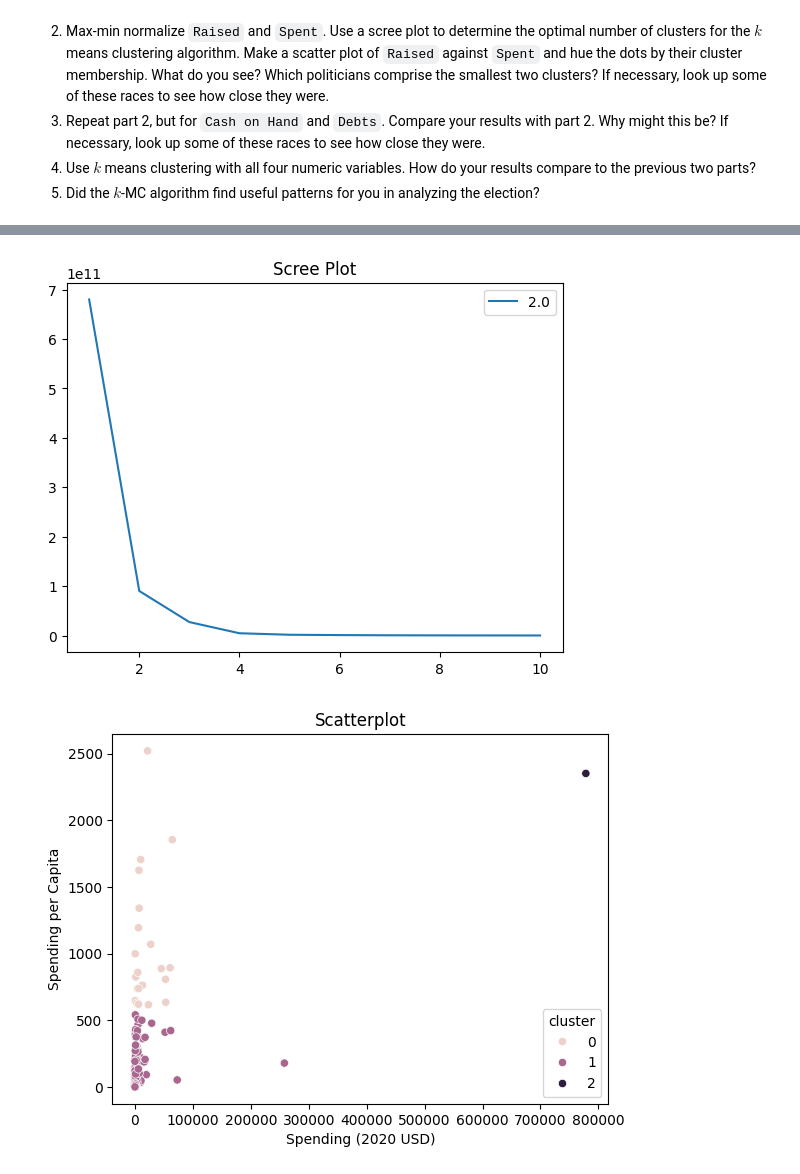
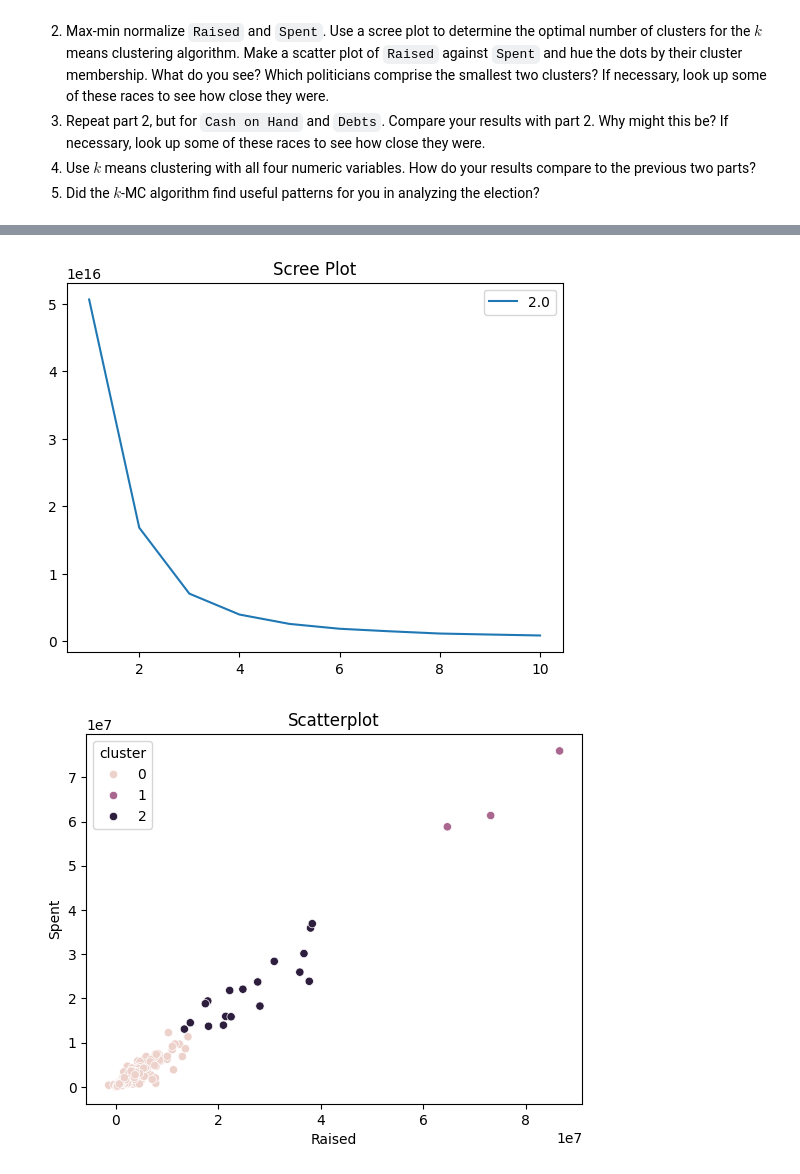
Before and after one commit to eaa3ug/clustering_assignment, a Jupyter notebook: assignment_clustering.ipynb, the cells around one changed output, grey strips where cells are left out. Drawn from its saved outputs; the diff is of its cells as text; code cells hidden in the pictures.

```diff
--- a/assignment_clustering.ipynb
+++ b/assignment_clustering.ipynb
@@ -130,4 +122,4 @@ When using the elbow method, we are looking for the point at which adding more c
 # %%
-spending = pd.read_csv("SIPRI Military Expenditure Database.csv")
-spending.head()
+fundraising = pd.read_csv("2022 election cycle fundraising.csv")
+fundraising.head()
 # %% [output]
@@ -140,8 +132,6 @@ spending.head()
 # %%
-spending = spending[spending["Year"] == 2020]
-spending = spending.dropna()
-spending.head()
-spending.value_counts()
-
-#I don't see the need for any further cleaning
+fundraising = fundraising.loc[:, ["Raised", "Spent", "Cash on Hand", "Debts"]]
+fundraising = fundraising.replace("[\$,]", "", regex=True).astype(float)
+fundraising = fundraising.replace(np.nan, 0)
+fundraising.head()
 # %% [output]
@@ -163,9 +144,9 @@ dtype: int64
 # %%
 from sklearn.preprocessing import MinMaxScaler
 
-specifics = ['Spending (2020 USD)', 'Spending per Capita']
+specifics = ['Raised', 'Spent']
 
-X = spending[specifics].to_numpy()
+X = fundraising[specifics].to_numpy()
 
 scaler = MinMaxScaler()
 X_scaled = scaler.fit_transform(X)
@@ -180,15 +161,15 @@ for k in range(k_bar):
 
 scree_plot = sns.lineplot(x=np.arange(1,k_bar+1), y=SSE, label=value).set_title('Scree Plot')
 # %% [output]
-[figure, old version]
+[figure, new version]
 # %%
 k_pred = 3
 model = KMeans(n_clusters=k_pred, max_iter=300, n_init=10, random_state=0)
-spending["cluster"] = model.fit_predict(X_scaled)
+fundraising["cluster"] = model.fit_predict(X_scaled)
 
-sns.scatterplot(data=spending, x="Spending (2020 USD)", y="Spending per Capita", hue="cluster")
+sns.scatterplot(data=fundraising, x="Raised", y="Spent", hue="cluster")
 plt.title("Scatterplot")
 plt.show()
 # %% [output]
-[figure, old version]
+[figure, new version]
 # %%
```
Also changed, not shown: parts of 5 cells of this notebook.
